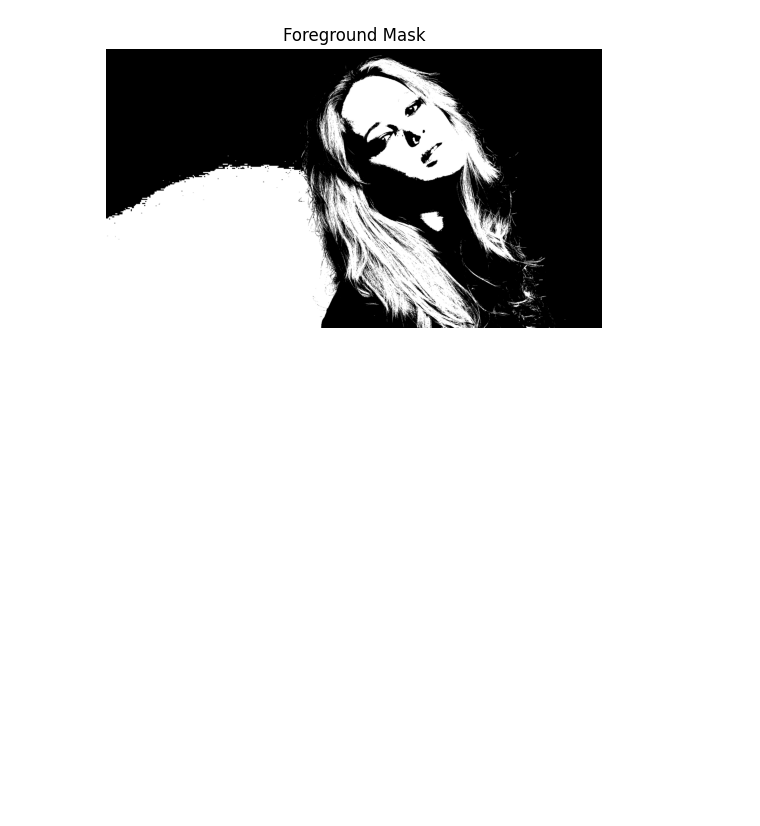
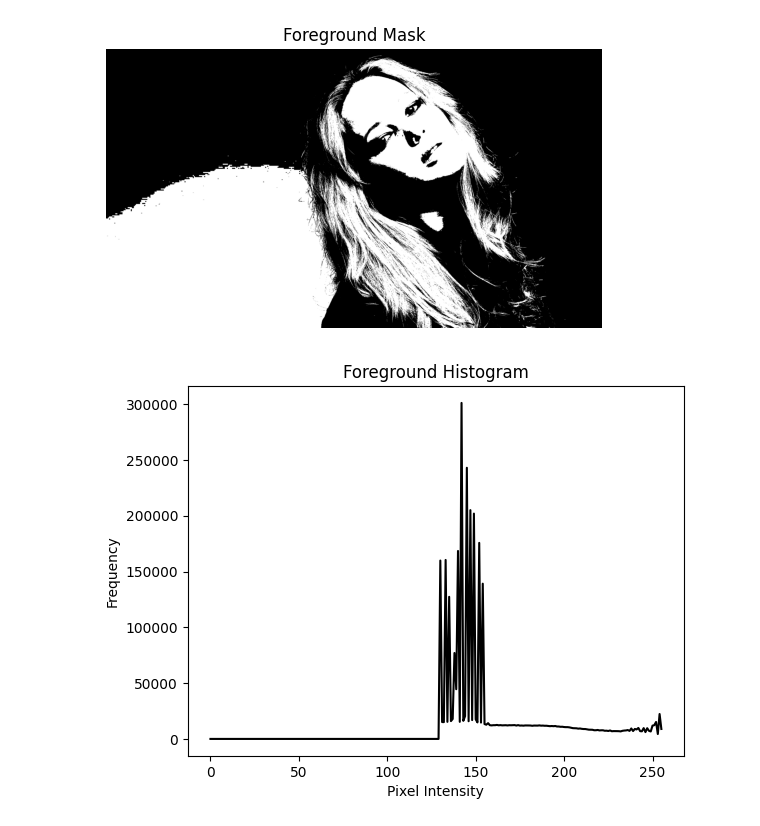
Before and after one commit to bandarasmc/Image_Processing_Msc, a Jupyter notebook: Code/notebook.ipynb, the cells around one changed output. Saved outputs shown, nothing was run; the diff lists cells and outputs as text; code cells hidden in the pictures; blank space fills up the shorter version.

```diff
--- a/Code/notebook.ipynb
+++ b/Code/notebook.ipynb
@@ -284,3 +284,16 @@ plt.axis("off")
 plt.show()
 # %% [output]
 [figure]
+# %%
+foreground = cv2.bitwise_and(v, v, mask=mask)
+
+# Compute histogram of foreground only
+hist = cv2.calcHist([foreground], [0], mask, [256], [0,256])
+
+plt.plot(hist, color='black')
+plt.title("Foreground Histogram")
+plt.xlabel("Pixel Intensity")
+plt.ylabel("Frequency")
+plt.show()
+# %% [output]
+[figure, added]
```
Also changed, not shown: parts of 4 cells of this notebook.
